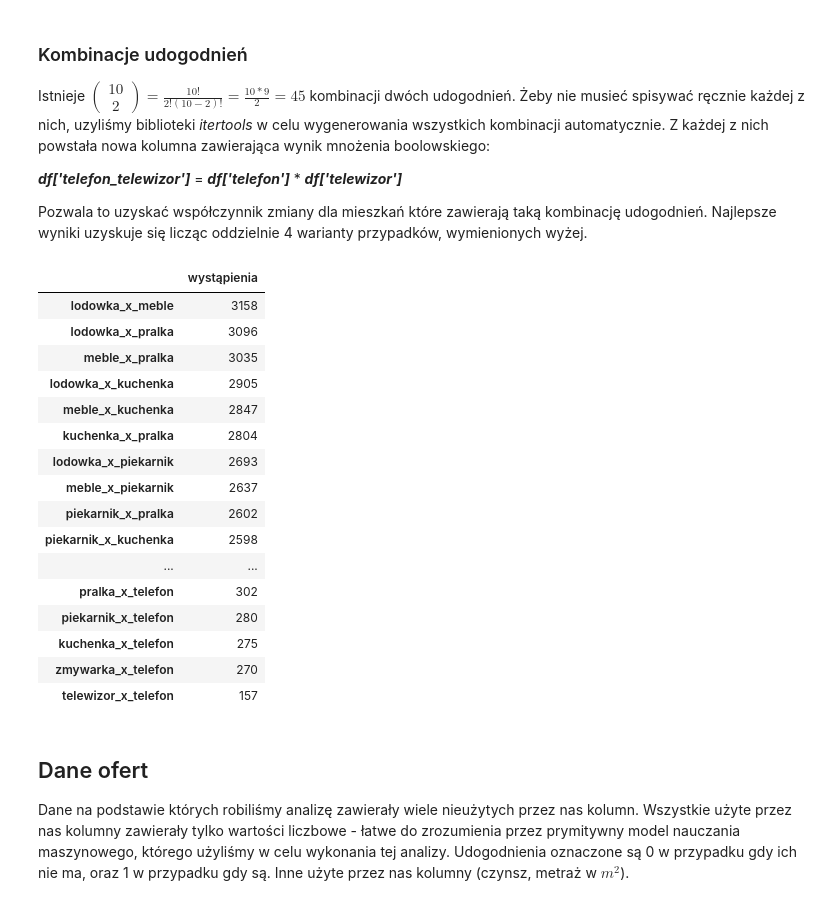
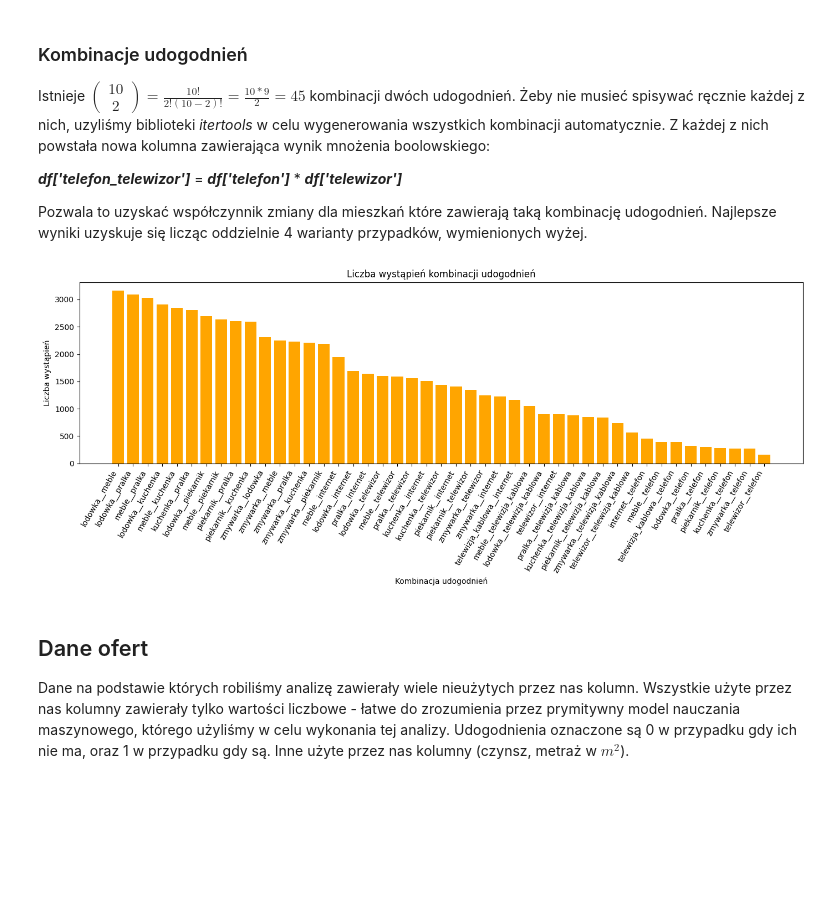
Before and after one commit to Huntarman/otodom-data-analysis, a Jupyter notebook: project.ipynb, the cells around one changed output. Drawn from its saved outputs; the diff is of its cells as text; code cells hidden in the pictures; blank space fills up the shorter version.

```diff
--- a/project.ipynb
+++ b/project.ipynb
@@ -65,33 +67,27 @@ Pozwala to uzyskać współczynnik zmiany dla mieszkań które zawierają taką
 # %%
 pairs = list(itertools.combinations(features, 2))
 
 pair_freq = {}
 for f1, f2 in pairs:
-    colname = f"{f1}_x_{f2}"
+    colname = f"{f1}__{f2}"
     df[colname] = df[f1] * df[f2]
     pair_freq[colname] = df[colname].sum()
 
 freq_df = pd.DataFrame.from_dict(pair_freq, orient='index', columns=['wystąpienia'])
 freq_df = freq_df.sort_values(by='wystąpienia', ascending=False)
 freq_df
+
+
+plt.figure(figsize=(14, 6))
+plt.bar(freq_df.index, freq_df['wystąpienia'], color='orange')
+plt.xlabel('Kombinacja udogodnień')
+plt.ylabel('Liczba wystąpień')
+plt.title('Liczba wystąpień kombinacji udogodnień')
+plt.xticks(rotation=60, ha='right', fontsize=10)
+plt.tight_layout()
+plt.show()
 # %% [output]
-|  | wystąpienia |
-| lodowka_x_meble | 3158 |
-| lodowka_x_pralka | 3096 |
-| meble_x_pralka | 3035 |
-| lodowka_x_kuchenka | 2905 |
-| meble_x_kuchenka | 2847 |
-| kuchenka_x_pralka | 2804 |
-| lodowka_x_piekarnik | 2693 |
-| meble_x_piekarnik | 2637 |
-| piekarnik_x_pralka | 2602 |
-| piekarnik_x_kuchenka | 2598 |
-| ... | ... |
-| pralka_x_telefon | 302 |
-| piekarnik_x_telefon | 280 |
-| kuchenka_x_telefon | 275 |
-| zmywarka_x_telefon | 270 |
-| telewizor_x_telefon | 157 |
+[figure, added]
 # %% [markdown]
 ## Dane ofert
 Dane na podstawie których robiliśmy analizę zawierały wiele nieużytych przez nas kolumn. Wszystkie użyte przez nas kolumny zawierały tylko wartości liczbowe - łatwe do zrozumienia przez prymitywny model nauczania maszynowego, którego użyliśmy w celu wykonania tej analizy. Udogodnienia oznaczone są 0 w przypadku gdy ich nie ma, oraz 1 w przypadku gdy są. Inne użyte przez nas kolumny (czynsz, metraż w $m^2$).
```
Also changed, not shown: parts of 10 cells of this notebook, 1 other file.
